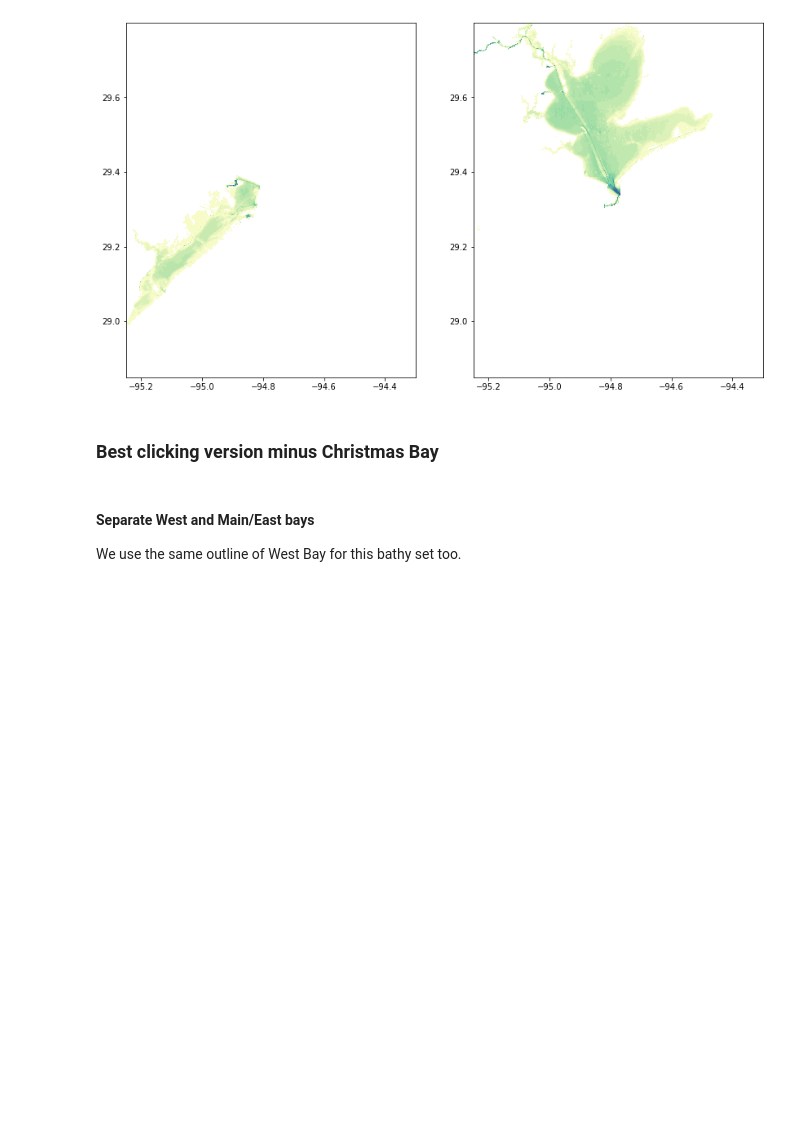
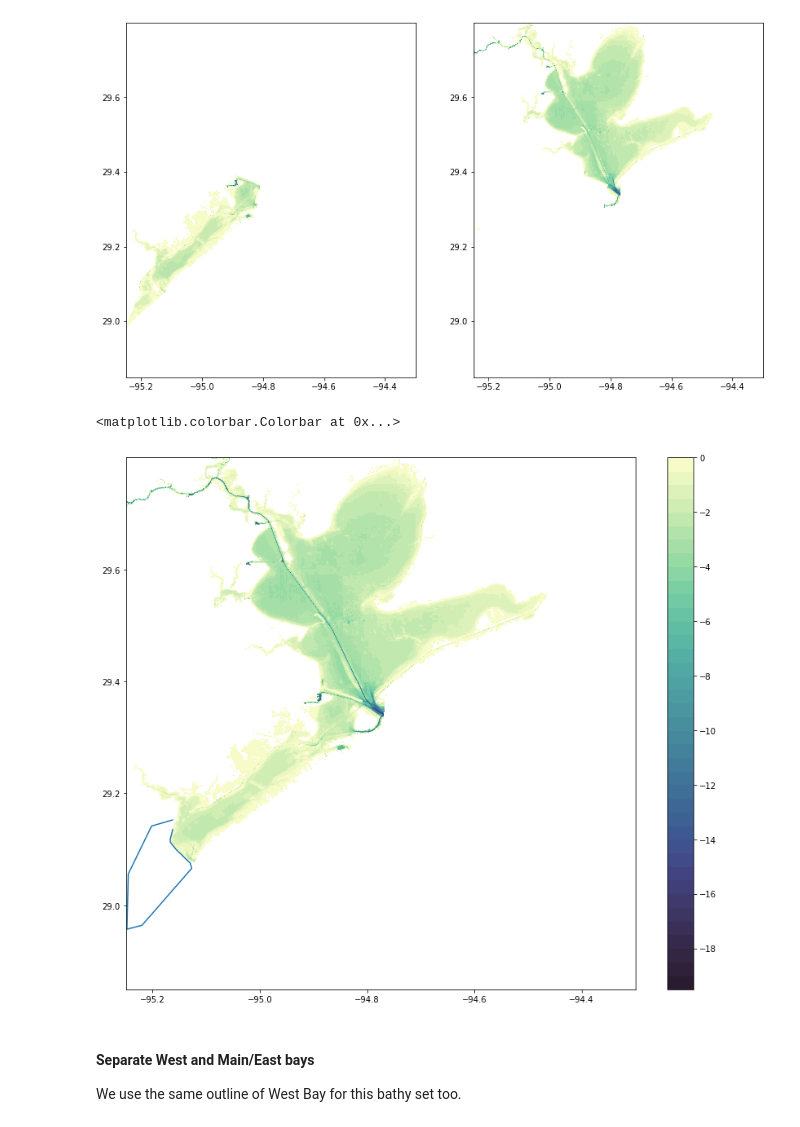
Before and after one commit to kthyng/harvey_inflow, a Jupyter notebook: notebooks/0_process_bathymetry.ipynb, the cells around one changed output. Drawn from its saved outputs; the diff is of its cells as text; code cells hidden in the pictures; blank space fills up the shorter version.

```diff
--- a/notebooks/0_process_bathymetry.ipynb
+++ b/notebooks/0_process_bathymetry.ipynb
@@ -137,5 +136,3 @@ axes[0].contourf(lon, lat, bathywest_best, 40, cmap=cmo.deep_r);
 mappable = axes[1].contourf(lon, lat, bathymain_best, 40, cmap=cmo.deep_r);
 # %% [output]
 [figure]
-# %% [markdown]
-### Best clicking version minus Christmas Bay
@@ -158,21 +157,24 @@ mappable = axes[1].contourf(lon, lat, bathymain_best, 40, cmap=cmo.deep_r);
 # %%
-# # remove extraneous points outside path
+# remove extraneous points outside path
 
-# # convert ptsout from lon/lat to aea
-# ptsaea = aea.transform_points(pc, pts[:,0], pts[:,1])
+# convert ptsout from lon/lat to aea
+ptsaea = aea.transform_points(pc, pts[:,0], pts[:,1])
 
 
-# pathout = Path(ptsaea[:,:2])
-# ishelf = pathout.contains_points(np.vstack((xp.flatten(), yp.flatten())).T).reshape(xp.shape)
-# bathy2 = bathy1.copy()
-# bathy2[ishelf] = np.nan
+pathout = Path(ptsaea[:,:2])
+ishelf = pathout.contains_points(np.vstack((xp.flatten(), yp.flatten())).T).reshape(xp.shape)
+bathy2 = bathy_best.copy()
+bathy2[ishelf] = np.nan
 # %%
-# # now what does it look like
-# %matplotlib inline
-# fig, ax = plt.subplots(figsize=(14,12))
-# mappable = ax.contourf(lon, lat, bathy2, 40, cmap=cmo.deep_r);
-# ax.plot(pts[1:,0], pts[1:,1])
-# fig.colorbar(mappable)
+# now what does it look like
+%matplotlib inline
+fig, ax = plt.subplots(figsize=(14,12))
+mappable = ax.contourf(lon, lat, bathy2, 40, cmap=cmo.deep_r);
+ax.plot(pts[1:,0], pts[1:,1])
+fig.colorbar(mappable)
+# %% [output]
+<matplotlib.colorbar.Colorbar at 0x...>
+[figure, added]
 # %% [markdown]
 #### Separate West and Main/East bays
 
```
Also changed, not shown: parts of 21 cells of this notebook.
